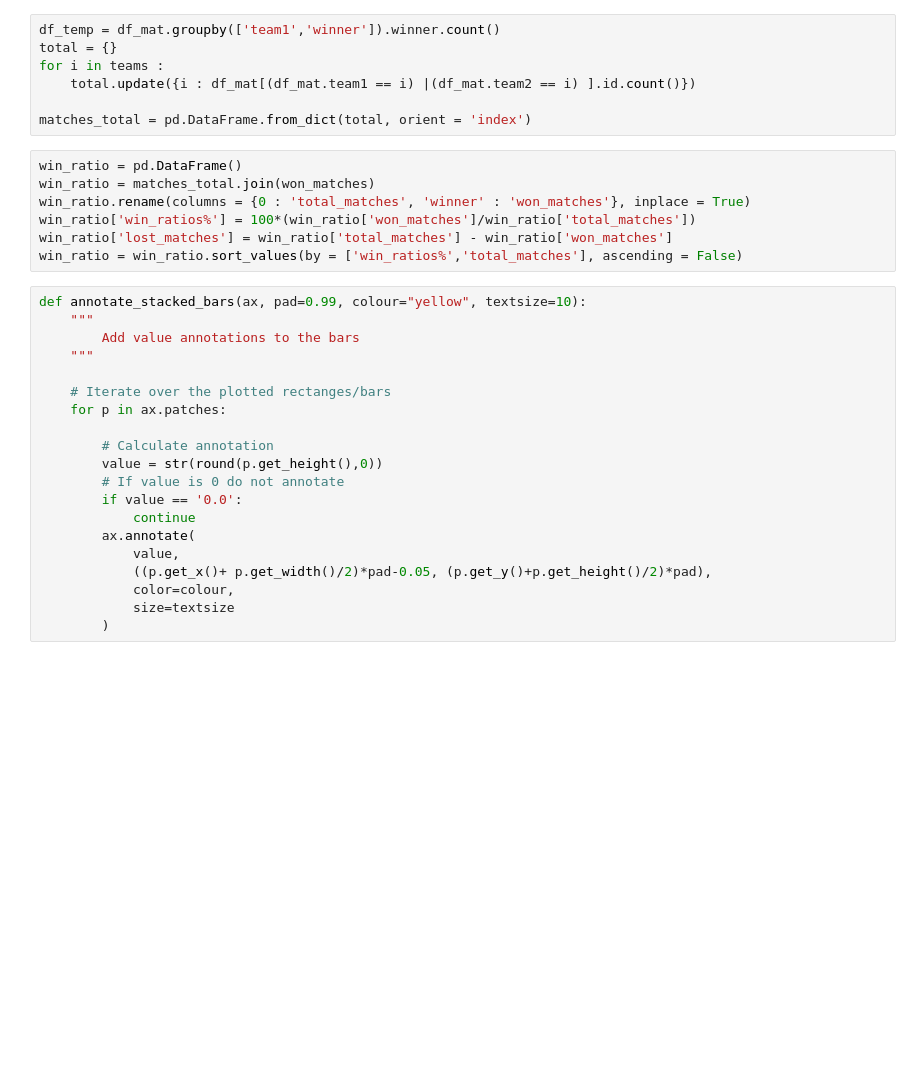
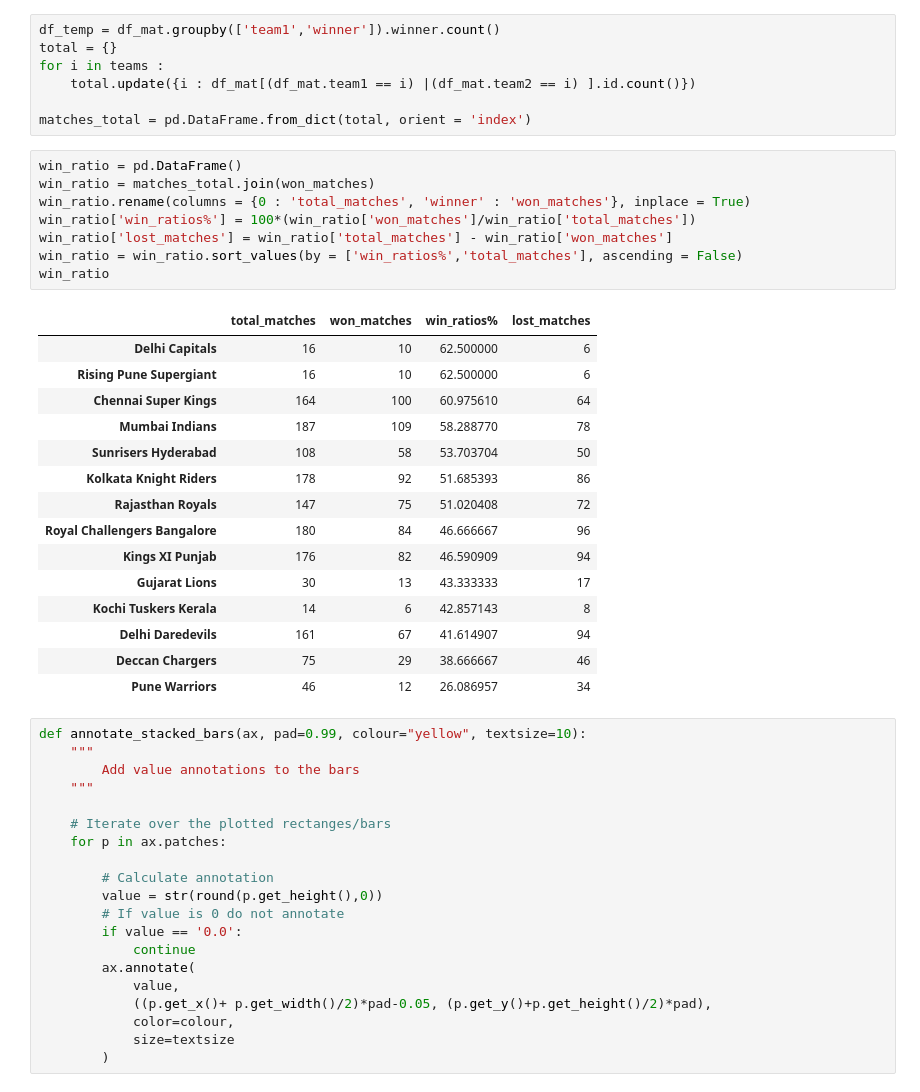
Before and after one commit to madhuri723/IPL_Analysis, a Jupyter notebook: ipl-team-sr-er-player-analysis.ipynb, the cells around one changed output. Drawn from its saved outputs; the diff is of its cells as text; blank space fills up the shorter version.

```diff
--- a/ipl-team-sr-er-player-analysis.ipynb
+++ b/ipl-team-sr-er-player-analysis.ipynb
@@ -254,10 +254,27 @@ matches_total = pd.DataFrame.from_dict(total, orient = 'index')
 # %%
 win_ratio = pd.DataFrame()
 win_ratio = matches_total.join(won_matches)
 win_ratio.rename(columns = {0 : 'total_matches', 'winner' : 'won_matches'}, inplace = True)
 win_ratio['win_ratios%'] = 100*(win_ratio['won_matches']/win_ratio['total_matches'])
 win_ratio['lost_matches'] = win_ratio['total_matches'] - win_ratio['won_matches']
 win_ratio = win_ratio.sort_values(by = ['win_ratios%','total_matches'], ascending = False)
+win_ratio
+# %% [output]
+|  | total_matches | won_matches | win_ratios% | lost_matches |
+| Delhi Capitals | 16 | 10 | 62.500000 | 6 |
+| Rising Pune Supergiant | 16 | 10 | 62.500000 | 6 |
+| Chennai Super Kings | 164 | 100 | 60.975610 | 64 |
+| Mumbai Indians | 187 | 109 | 58.288770 | 78 |
+| Sunrisers Hyderabad | 108 | 58 | 53.703704 | 50 |
+| Kolkata Knight Riders | 178 | 92 | 51.685393 | 86 |
+| Rajasthan Royals | 147 | 75 | 51.020408 | 72 |
+| Royal Challengers Bangalore | 180 | 84 | 46.666667 | 96 |
+| Kings XI Punjab | 176 | 82 | 46.590909 | 94 |
+| Gujarat Lions | 30 | 13 | 43.333333 | 17 |
+| Kochi Tuskers Kerala | 14 | 6 | 42.857143 | 8 |
+| Delhi Daredevils | 161 | 67 | 41.614907 | 94 |
+| Deccan Chargers | 75 | 29 | 38.666667 | 46 |
+| Pune Warriors | 46 | 12 | 26.086957 | 34 |
 # %%
 def annotate_stacked_bars(ax, pad=0.99, colour="yellow", textsize=10):
     """
```
Also changed, not shown: parts of 3 cells of this notebook.
